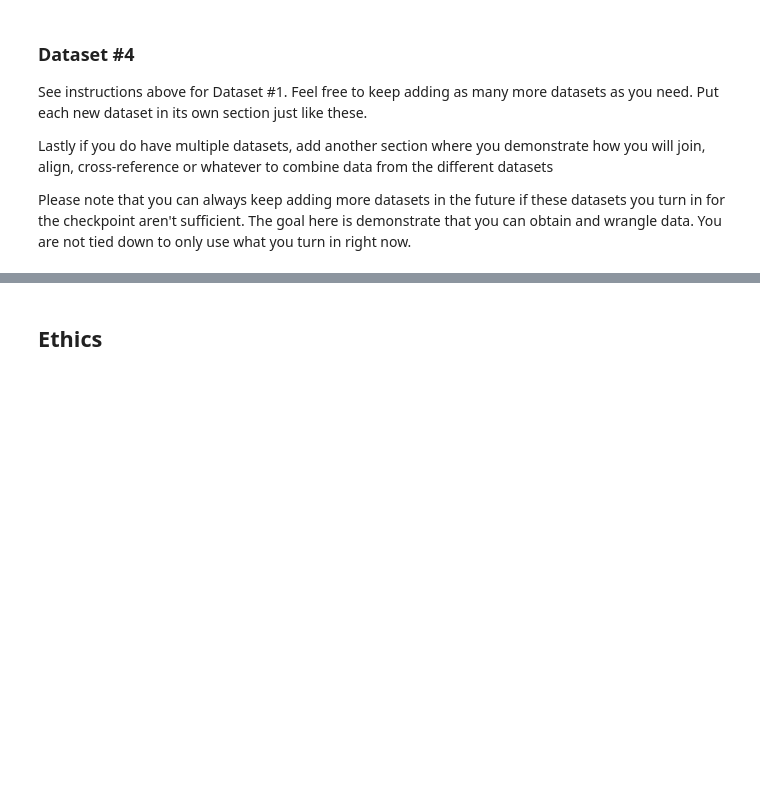
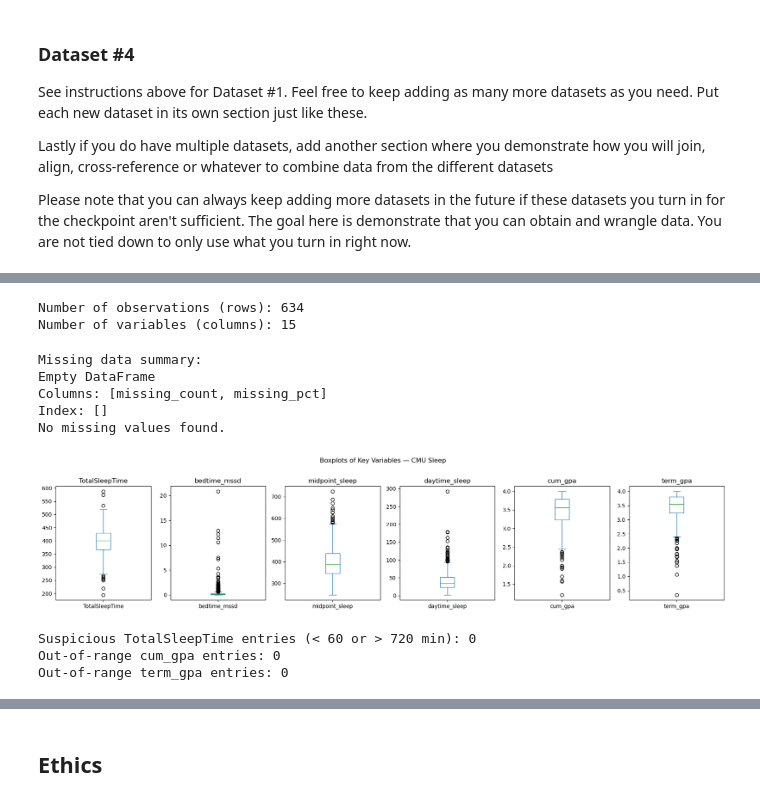
Before and after one commit to AnEpiphanyMaybe/sleep-screen-time-analysis, a Jupyter notebook: 01-DataCheckpoint.ipynb, the cells around one changed output, grey strips where cells are left out. Cells and saved outputs as stored; diff of their text form; code cells hidden in the pictures; blank space fills up the shorter version.

Commit message:
Add background intro update and CMU Sleep dataset section

```diff
--- a/01-DataCheckpoint.ipynb
+++ b/01-DataCheckpoint.ipynb
@@ -151,0 +199,8 @@ Please note that you can always keep adding more datasets in the future if these
+# %%
+# ── 1. Load raw data ──────────────────────────────────────────────────────────
+cmu_raw = pd.read_csv('data/00-raw/cmu-sleep.csv')
+
+print("Shape:", cmu_raw.shape)
+print("\nColumn names:", cmu_raw.columns.tolist())
+print("\nData types:\n", cmu_raw.dtypes)
+cmu_raw.head()
@@ -151,0 +241,66 @@ Please note that you can always keep adding more datasets in the future if these
+# %%
+# ── 3. Demonstrate size ───────────────────────────────────────────────────────
+print(f"Number of observations (rows): {cmu_raw.shape[0]}")
+print(f"Number of variables (columns): {cmu_raw.shape[1]}")
+# %% [output]
+Number of observations (rows): 634
+Number of variables (columns): 15
+# %%
+# ── 4. Missingness analysis ───────────────────────────────────────────────────
+missing = cmu_raw.isnull().sum()
+missing_pct = (missing / len(cmu_raw) * 100).round(2)
+missing_df = pd.DataFrame({
+    'missing_count': missing,
+    'missing_pct': missing_pct
+})
+print("Missing data summary:")
+print(missing_df[missing_df['missing_count'] > 0])
+
+# Visualize missingness
+if missing_df['missing_count'].sum() > 0:
+    plt.figure(figsize=(10, 4))
+    missing_pct[missing_pct > 0].sort_values().plot(kind='barh', color='steelblue')
+    plt.xlabel('% Missing')
+    plt.title('Missing Data by Column — CMU Sleep')
+    plt.tight_layout()
+    plt.show()
+else:
+    print("No missing values found.")
+# %% [output]
+Missing data summary:
+Empty DataFrame
+Columns: [missing_count, missing_pct]
+Index: []
+No missing values found.
+# %%
+# ── 5. Outlier detection ──────────────────────────────────────────────────────
+key_vars = ['TotalSleepTime', 'bedtime_mssd', 'midpoint_sleep',
+            'daytime_sleep', 'cum_gpa', 'term_gpa']
+key_vars = [v for v in key_vars if v in cmu_raw.columns]
+
+# Boxplots to visually identify outliers
+fig, axes = plt.subplots(1, len(key_vars), figsize=(18, 4))
+for ax, col in zip(axes, key_vars):
+    cmu_raw[col].dropna().plot(kind='box', ax=ax, title=col)
+plt.suptitle('Boxplots of Key Variables — CMU Sleep', y=1.02)
+plt.tight_layout()
+plt.show()
+
+# Flag suspicious entries
+# TotalSleepTime: < 60 min likely device error; > 720 min (12 hrs) implausible
+if 'TotalSleepTime' in cmu_raw.columns:
+    suspicious_sleep = cmu_raw[
+        (cmu_raw['TotalSleepTime'] < 60) | (cmu_raw['TotalSleepTime'] > 720)
+    ]
+    print(f"Suspicious TotalSleepTime entries (< 60 or > 720 min): {len(suspicious_sleep)}")
+
+# GPA: flag values outside valid 0.0–4.0 range
+for gpa_col in ['cum_gpa', 'term_gpa']:
+    if gpa_col in cmu_raw.columns:
+        bad_gpa = cmu_raw[(cmu_raw[gpa_col] < 0) | (cmu_raw[gpa_col] > 4.0)]
+        print(f"Out-of-range {gpa_col} entries: {len(bad_gpa)}")
+# %% [output]
+[figure, added]
+Suspicious TotalSleepTime entries (< 60 or > 720 min): 0
+Out-of-range cum_gpa entries: 0
+Out-of-range term_gpa entries: 0
```
Also changed, not shown: parts of 14 cells of this notebook.
